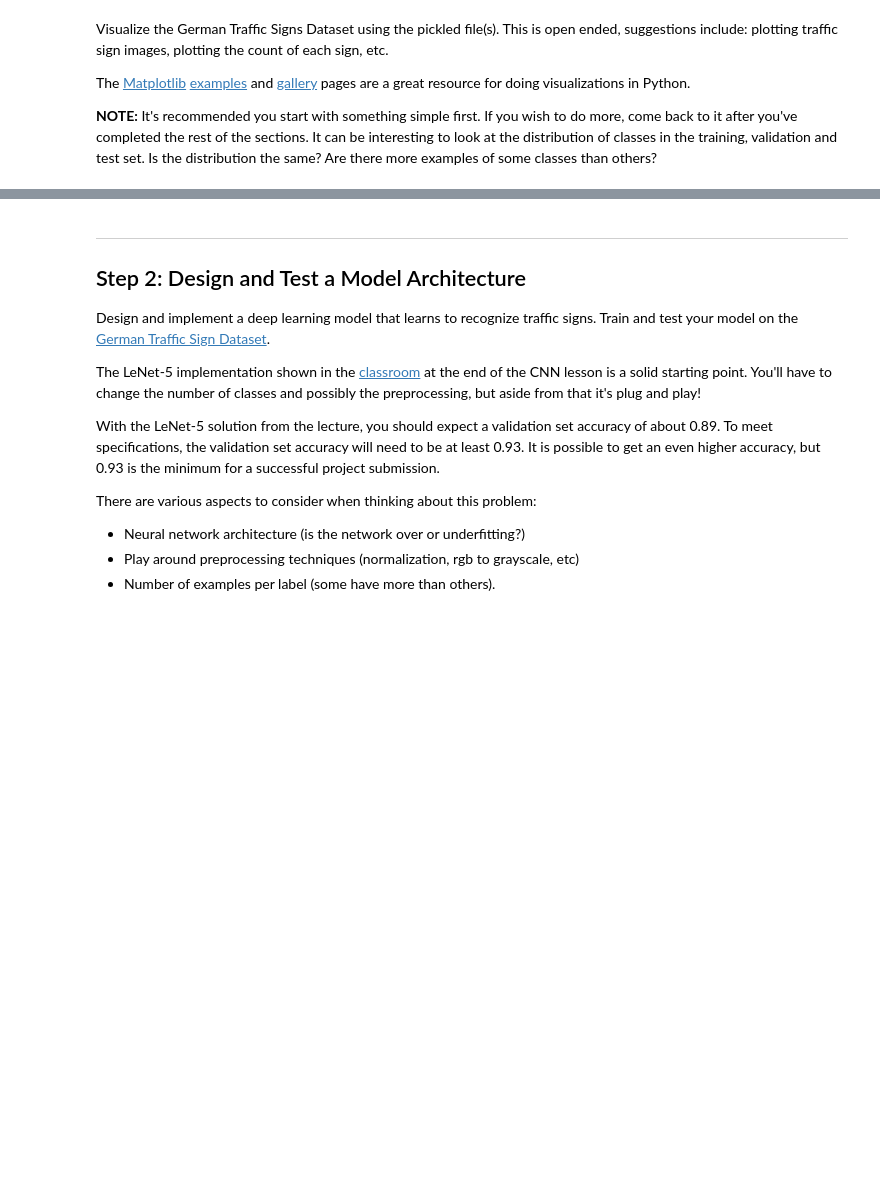
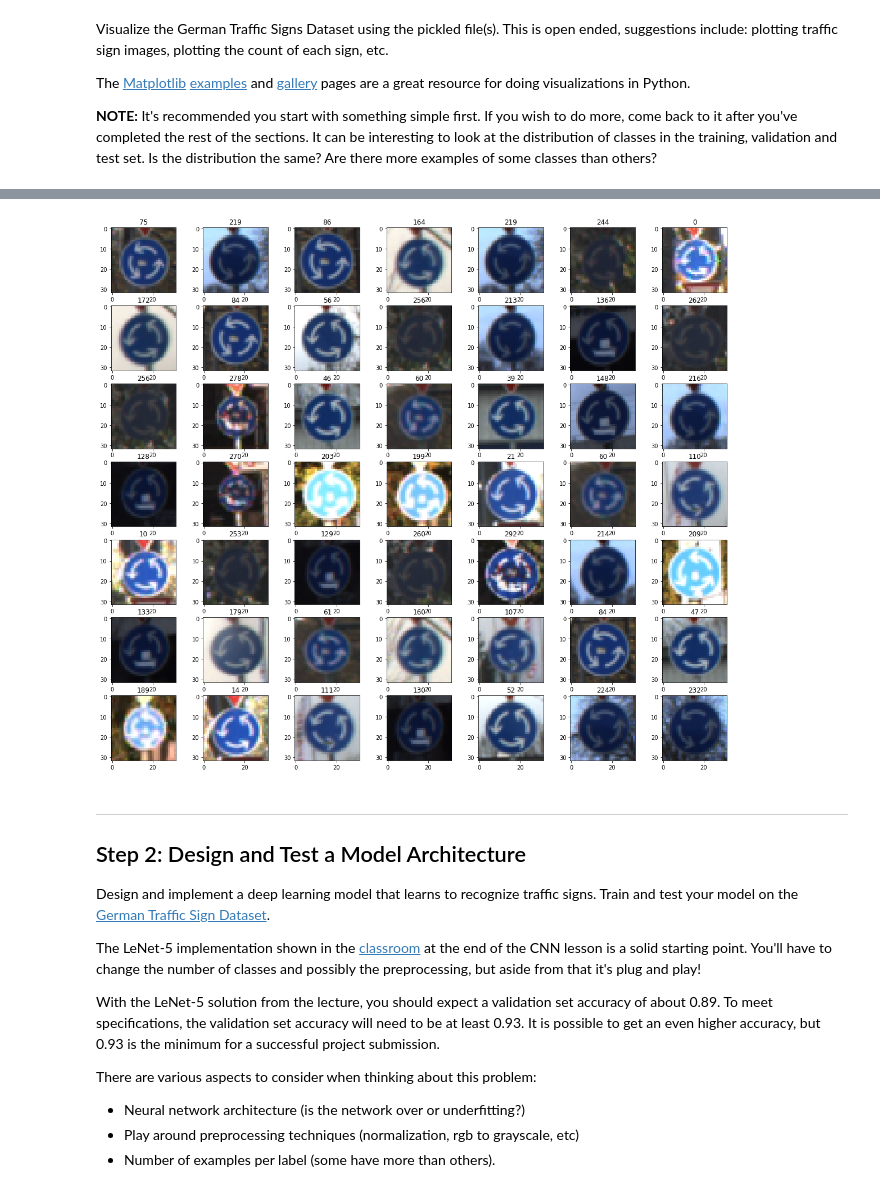
Before and after one commit to pkovarynng/CarND-Traffic-Sign-Classifier-Project, a Jupyter notebook: Traffic_Sign_Classifier.ipynb, the cells around one changed output, grey strips where cells are left out. Drawn from its saved outputs; the diff is of its cells as text; code cells hidden in the pictures; blank space fills up the shorter version.

```diff
--- a/Traffic_Sign_Classifier.ipynb
+++ b/Traffic_Sign_Classifier.ipynb
@@ -139,3 +153,18 @@ Some images for various labels in the training data:
+# %%
+images = []
+for xi in range(n_train):
+    if y_train[xi] == 40:
+        images.append(X_train[xi].squeeze())
+
+plt.figure(figsize=(20,20))
+for i in range(49):
+    index = random.randint(0, len(images)-1)
+    image = images[index]
+    plt.subplot(8, 7, i + 1)
+    plt.title('{}'.format(index))
+    plt.imshow(image)
+# %% [output]
+[figure, added]
 # %% [markdown]
 ----
 
```
Also changed, not shown: parts of 8 cells of this notebook.
